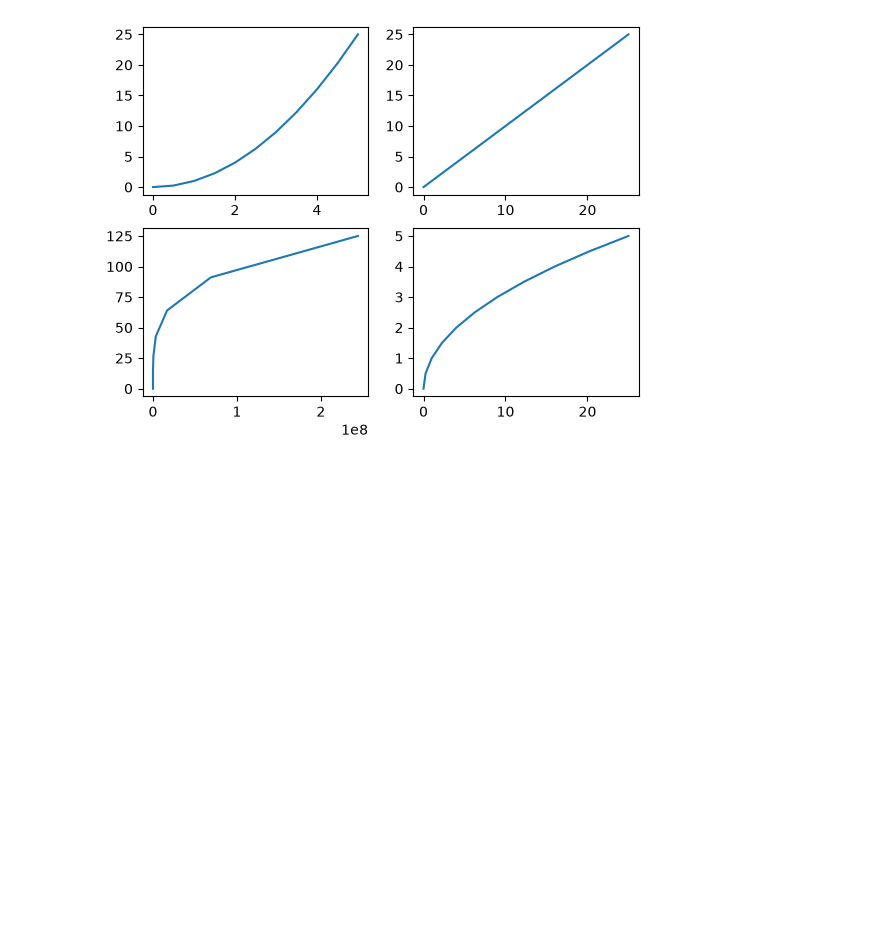
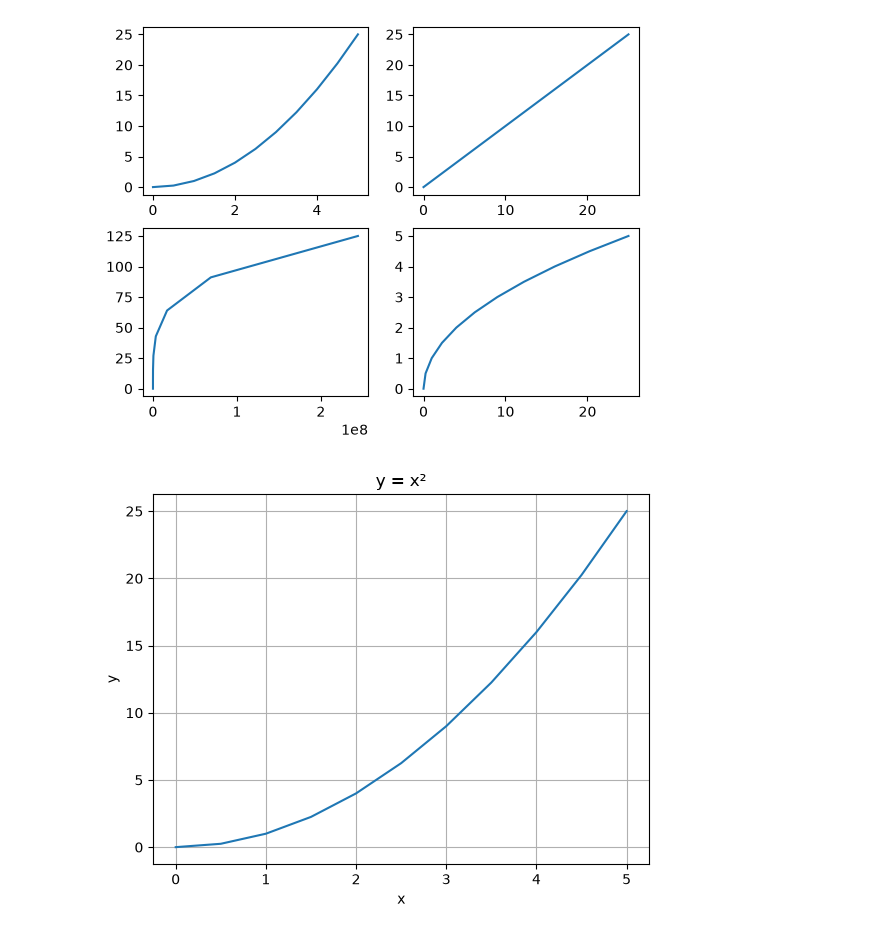
Before and after one commit to Mayankjoshi009/Python-, a Jupyter notebook: Matplotlib & Seaborn/Matplotlib.ipynb, the cells around one changed output. Cells and saved outputs as stored; diff of their text form; code cells hidden in the pictures; blank space fills up the shorter version.

```diff
--- a/Matplotlib & Seaborn/Matplotlib.ipynb
+++ b/Matplotlib & Seaborn/Matplotlib.ipynb
@@ -32,3 +32,12 @@ plt.plot(x**2,x**2)
 # %% [output]
 [<matplotlib.lines.Line2D at 0x...>]
 [figure]
+# %%
+plt.plot(x, y)
+plt.title("y = x²")
+plt.xlabel("x")
+plt.ylabel("y")
+plt.grid(True)
+plt.show()
+# %% [output]
+[figure, added]
```
